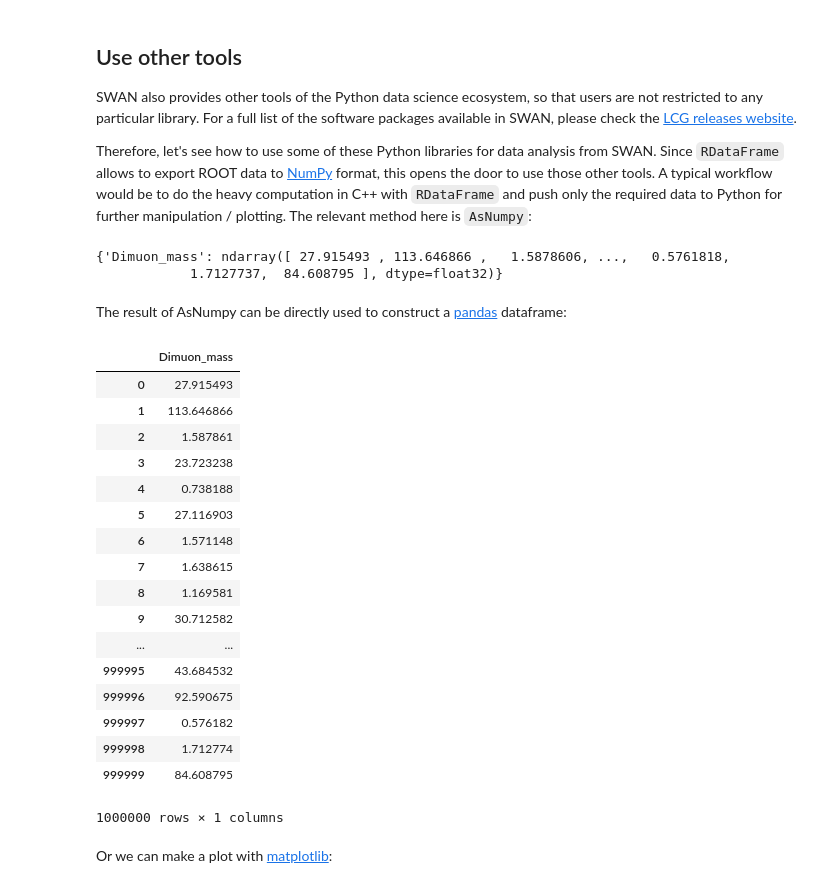
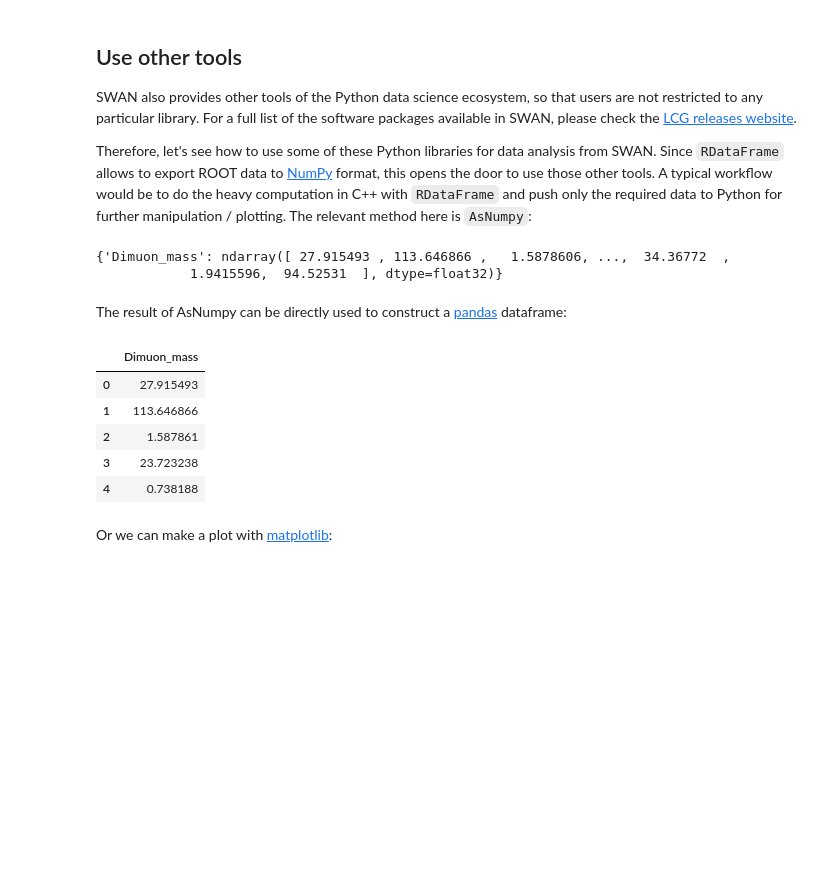
Before and after one commit to swan-cern/training, a Jupyter notebook: AcademicTraining2021/DimuonAnalysis/Dimuon_Python.ipynb, the cells around one changed output. Drawn from its saved outputs; the diff is of its cells as text; code cells hidden in the pictures; blank space fills up the shorter version.

```diff
--- a/AcademicTraining2021/DimuonAnalysis/Dimuon_Python.ipynb
+++ b/AcademicTraining2021/DimuonAnalysis/Dimuon_Python.ipynb
@@ -107,4 +86,4 @@ print(f"Number of events of this dataset: {num_events.GetValue()}")
 Number of events of this dataset: 61540413
 # %%
 # Take only the first 1M events
-df_range = df_mass.Range(1000000);
+df_range = df.Range(1000000)
@@ -111,3 +98,6 @@ df_range = df_mass.Range(1000000);
+# %%
+df_2mu = df_range.Filter("nMuon == 2", "Events with exactly two muons")
+df_oc = df_2mu.Filter("Muon_charge[0] != Muon_charge[1]", "Muons with opposite charge")
 # %% [markdown]
 ## What are the cuts doing?
 
@@ -121,3 +119,5 @@ Muons with opposite charge: pass=1000000    all=1315892    -- eff=75.99 % cumula
+# %%
+df_mass = df_oc.Define("Dimuon_mass", "ROOT::VecOps::InvariantMass(Muon_pt, Muon_eta, Muon_phi, Muon_mass)")
 # %% [markdown]
 ## Make a histogram of the dimuon spectrum
 
@@ -169,36 +169,24 @@ SWAN also provides other tools of the Python data science ecosystem, so that use
 Therefore, let's see how to use some of these Python libraries for data analysis from SWAN. Since `RDataFrame` allows to export ROOT data to [NumPy](https://numpy.org/) format, this opens the door to use those other tools. A typical workflow would be to do the heavy computation in C++ with `RDataFrame` and push only the required data to Python for further manipulation / plotting. The relevant method here is `AsNumpy`:
 # %%
 # dimuon_mass is a dictionary that contains the "Dimuon_mass" column of the dataset in the form of a NumPy array
-dimuon_mass = df_range.AsNumpy(['Dimuon_mass'])
+dimuon_mass = df_mass.AsNumpy(['Dimuon_mass'])
 dimuon_mass
 # %% [output]
-{'Dimuon_mass': ndarray([ 27.915493 , 113.646866 ,   1.5878606, ...,   0.5761818,
-            1.7127737,  84.608795 ], dtype=float32)}
+{'Dimuon_mass': ndarray([ 27.915493 , 113.646866 ,   1.5878606, ...,  34.36772  ,
+            1.9415596,  94.52531  ], dtype=float32)}
 # %% [markdown]
 The result of AsNumpy can be directly used to construct a [pandas](https://pandas.pydata.org/) dataframe:
 # %%
 import pandas
 pdf = pandas.DataFrame(dimuon_mass)
-pdf
+pdf.head()
 # %% [output]
 |  | Dimuon_mass |
 | 0 | 27.915493 |
 | 1 | 113.646866 |
 | 2 | 1.587861 |
 | 3 | 23.723238 |
 | 4 | 0.738188 |
-| 5 | 27.116903 |
-| 6 | 1.571148 |
-| 7 | 1.638615 |
-| 8 | 1.169581 |
-| 9 | 30.712582 |
-| ... | ... |
-| 999995 | 43.684532 |
-| 999996 | 92.590675 |
-| 999997 | 0.576182 |
-| 999998 | 1.712774 |
-| 999999 | 84.608795 |
-1000000 rows × 1 columns
 # %% [markdown]
 Or we can make a plot with [matplotlib](https://matplotlib.org/):
 # %%
```
Also changed, not shown: parts of 12 cells of this notebook, 2 other files.
